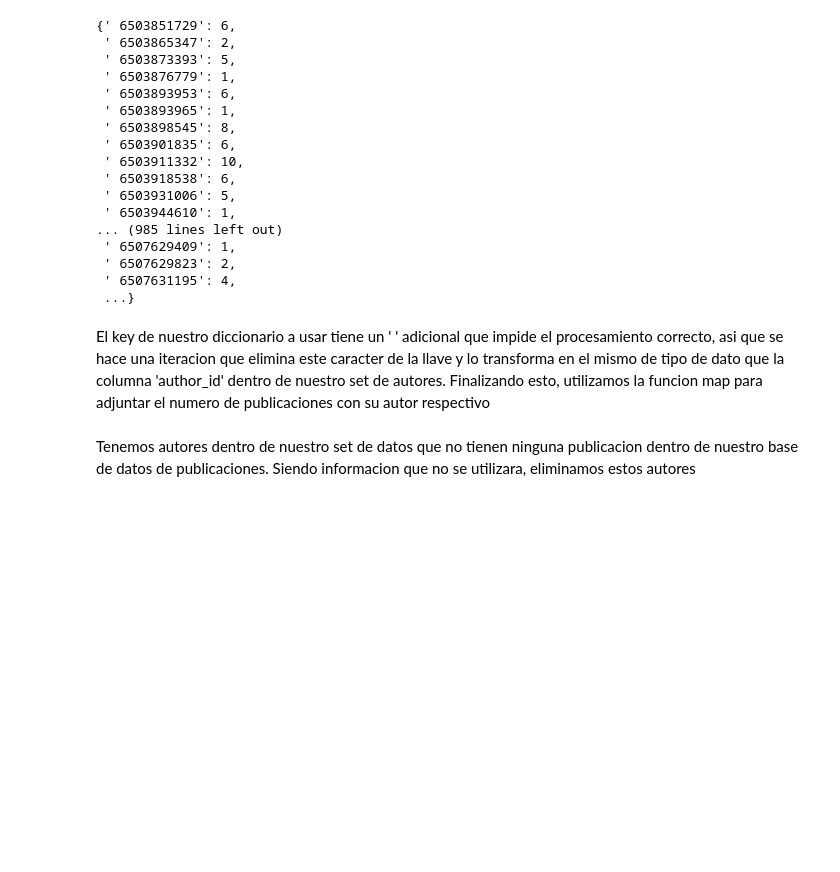
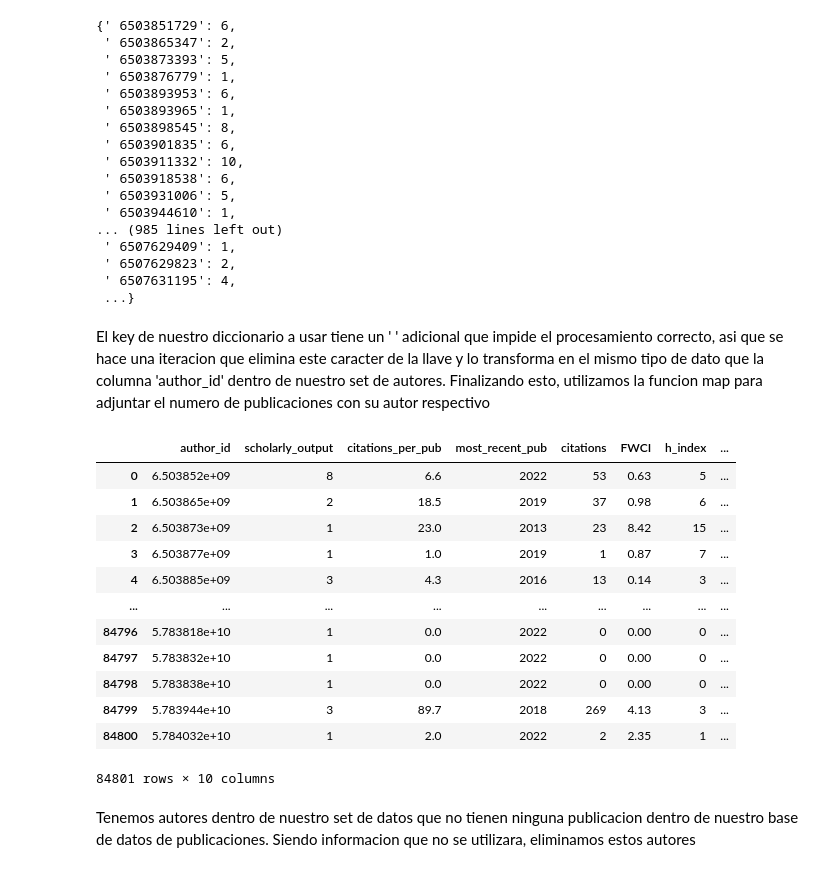
Before and after one commit to RicardoMoheno/ProyectoDataScienceCarreraInvestigador, a Jupyter notebook: ProyectoPreparation.ipynb, the cells around one changed output. Saved outputs shown, nothing was run; the diff lists cells and outputs as text; code cells hidden in the pictures; blank space fills up the shorter version.

```diff
--- a/ProyectoPreparation.ipynb
+++ b/ProyectoPreparation.ipynb
@@ -128,19 +128,33 @@ dictionary
  ' 6507631195': 4,
  ...}
 # %% [markdown]
-El key de nuestro diccionario a usar tiene un ' ' adicional que impide el procesamiento correcto, asi que se hace una iteracion que elimina este caracter de la llave y lo transforma en el mismo de tipo de dato que la columna 'author_id' dentro de nuestro set de autores. Finalizando esto, utilizamos la funcion map para adjuntar el numero de publicaciones con su autor respectivo
+El key de nuestro diccionario a usar tiene un ' ' adicional que impide el procesamiento correcto, asi que se hace una iteracion que elimina este caracter de la llave y lo transforma en el mismo tipo de dato que la columna 'author_id' dentro de nuestro set de autores. Finalizando esto, utilizamos la funcion map para adjuntar el numero de publicaciones con su autor respectivo
 # %%
 translate = {}
 for k, v in dictionary.items():
     #print("This is the key: '%s' and this is the value '%s'\n" % (k, v) )
     new_key = float(k.replace(' ', ''))
     translate[k] = new_key
 
 
 for old, new in translate.items():
     dictionary[new] = dictionary.pop(old)
 df_authors['no_pubs'] = df_authors['author_id'].map(dictionary)
-df_authors()
+df_authors
+# %% [output]
+|  | author_id | scholarly_output | citations_per_pub | most_recent_pub | citations | FWCI | h_index | ... |
+| 0 | 6.503852e+09 | 8 | 6.6 | 2022 | 53 | 0.63 | 5 | ... |
+| 1 | 6.503865e+09 | 2 | 18.5 | 2019 | 37 | 0.98 | 6 | ... |
+| 2 | 6.503873e+09 | 1 | 23.0 | 2013 | 23 | 8.42 | 15 | ... |
+| 3 | 6.503877e+09 | 1 | 1.0 | 2019 | 1 | 0.87 | 7 | ... |
+| 4 | 6.503885e+09 | 3 | 4.3 | 2016 | 13 | 0.14 | 3 | ... |
+| ... | ... | ... | ... | ... | ... | ... | ... | ... |
+| 84796 | 5.783818e+10 | 1 | 0.0 | 2022 | 0 | 0.00 | 0 | ... |
+| 84797 | 5.783832e+10 | 1 | 0.0 | 2022 | 0 | 0.00 | 0 | ... |
+| 84798 | 5.783838e+10 | 1 | 0.0 | 2022 | 0 | 0.00 | 0 | ... |
+| 84799 | 5.783944e+10 | 3 | 89.7 | 2018 | 269 | 4.13 | 3 | ... |
+| 84800 | 5.784032e+10 | 1 | 2.0 | 2022 | 2 | 2.35 | 1 | ... |
+84801 rows × 10 columns
 # %% [markdown]
 Tenemos autores dentro de nuestro set de datos que no tienen ninguna publicacion dentro de nuestro base de datos de publicaciones. Siendo informacion que no se utilizara, eliminamos estos autores
 # %%
```
Also changed, not shown: parts of 28 cells of this notebook.
